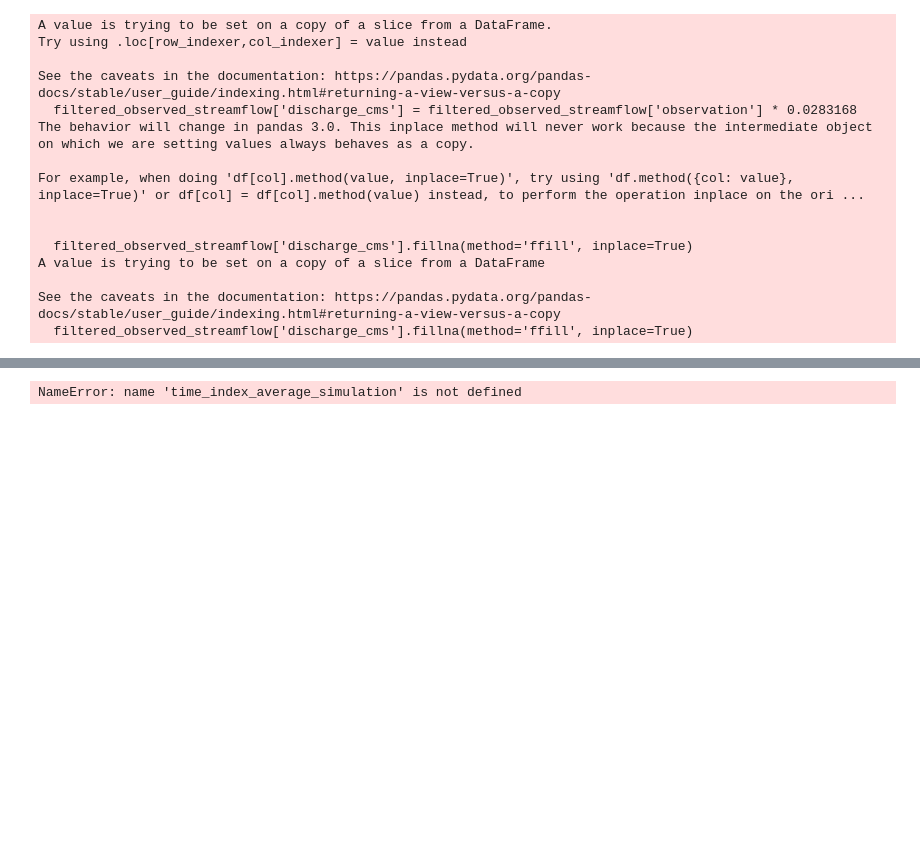
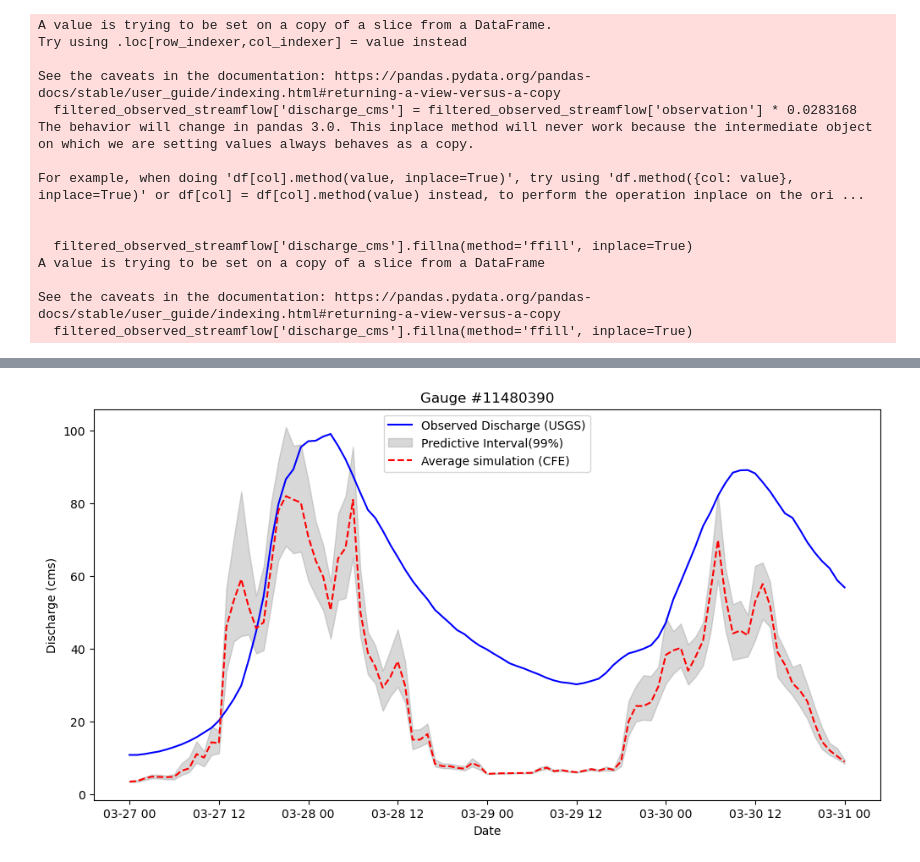
Before and after one commit to NWC-CUAHSI-Summer-Institute/NextGen-Uncertainty-quantification, a Jupyter notebook: Uncertainty-Quantification/uq_forcing.ipynb, the cells around one changed output, grey strips where cells are left out. Saved outputs shown, nothing was run; the diff lists cells and outputs as text; code cells hidden in the pictures; blank space fills up the shorter version.

```diff
--- a/Uncertainty-Quantification/uq_forcing.ipynb
+++ b/Uncertainty-Quantification/uq_forcing.ipynb
@@ -260,42 +304,25 @@ NameError: name 'average_simulation' is not defined
 # %%
 plot_start_date = '2012-03-27'
 plot_end_date = '2012-03-31'
 plot_mask = (time_index_observed >= plot_start_date) & (time_index_observed <= plot_end_date)
 time_index_observed_plot = time_index_observed[plot_mask]
 df2_plot = df2[plot_mask]
 plot_mask_simulation = (time_index_average_simulation >= plot_start_date) & (time_index_average_simulation <= plot_end_date)
 time_index_average_simulation_plot = time_index_average_simulation[plot_mask_simulation]
 average_simulation_plot = average_simulation[plot_mask_simulation]
 time_index_min_max_simulation_plot = time_index_min_max_simulation[plot_mask_simulation]
 min_simulation_plot = min_simulation[plot_mask_simulation]
 max_simulation_plot = max_simulation[plot_mask_simulation]
 plt.figure(figsize=(12, 6))
 plt.plot(time_index_observed_plot, df2_plot, label='Observed Discharge (USGS)', color='blue')
 plt.fill_between(time_index_min_max_simulation_plot, min_simulation_plot, max_simulation_plot, color='gray', alpha=0.3, label='Predictive Interval(99%)')
 plt.plot(time_index_average_simulation_plot, average_simulation_plot, linestyle='--', color='red', label='Average simulation (CFE) ')
 
 plt.xlabel('Date')
 plt.ylabel('Discharge (cms)')
 plt.title('Gauge #11480390')
 plt.legend()
 plt.savefig('filtered_ensemble_peak')
 plt.show()
-
-def nash_sutcliffe_efficiency(observed, simulated):
-    return 1 - np.sum((observed - simulated) ** 2) / np.sum((observed - np.mean(observed)) ** 2)
-
-def kling_gupta_efficiency(observed, simulated):
-    cc = np.corrcoef(observed, simulated)[0, 1]
-    alpha = np.std(simulated) / np.std(observed)
-    beta = np.mean(simulated) / np.mean(observed)
-    kge = 1 - np.sqrt((cc - 1)**2 + (alpha - 1)**2 + (beta - 1)**2)
-    return kge
-rmse = np.sqrt(mean_squared_error(observed_values, simulated_values))
-nse = nash_sutcliffe_efficiency(observed_values, simulated_values)
-kge = kling_gupta_efficiency(observed_values, simulated_values)
-
-print(f'Root Mean Square Error (RMSE): {rmse}')
-print(f'Nash-Sutcliffe Efficiency (NSE): {nse}')
-print(f'Kling-Gupta Efficiency (KGE): {kge}')
 # %% [output]
-NameError: name 'time_index_average_simulation' is not defined
+[figure, added]
```
Also changed, not shown: parts of 3 cells of this notebook.
